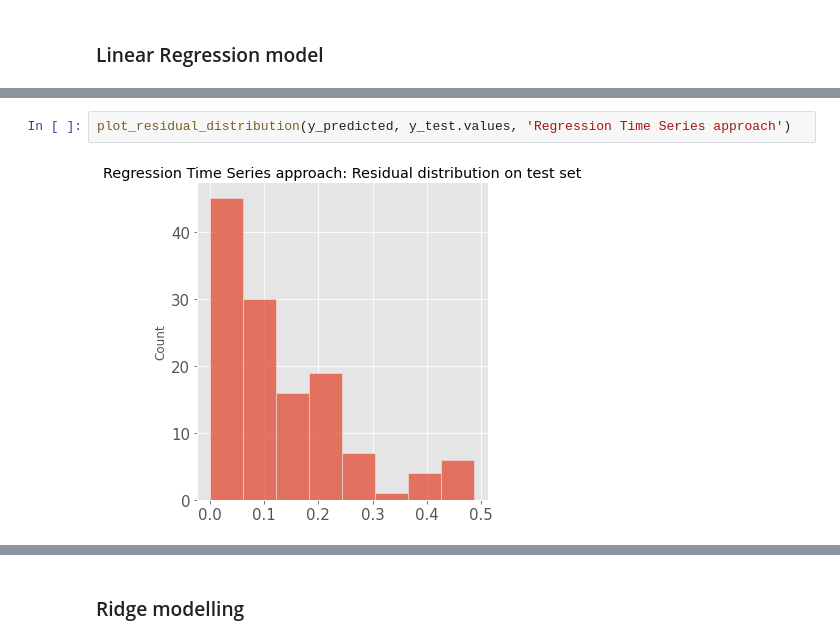
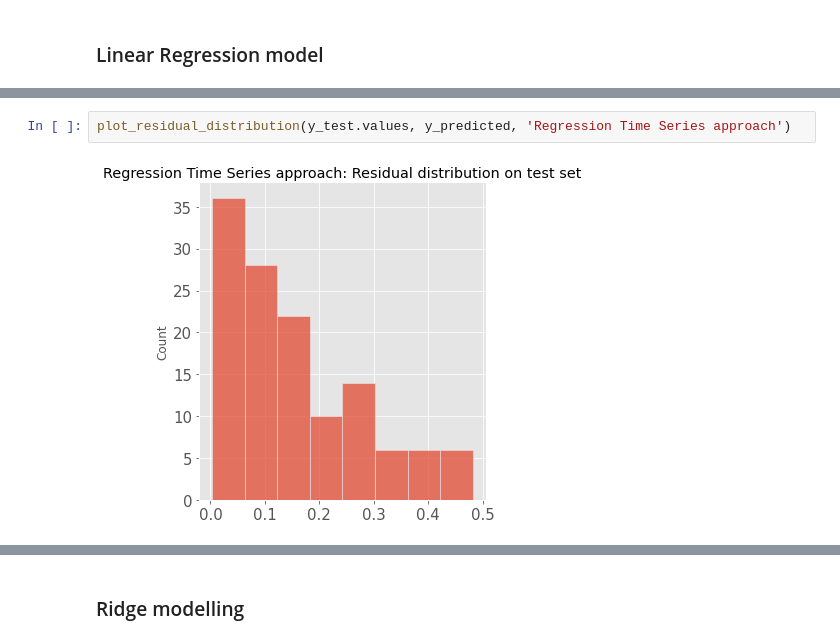
Before and after one commit to potus84/DS-ML-CASE-AVOCADO-KING-, a Jupyter notebook: Preprocessing_Modelling.ipynb, the cells around one changed output, grey strips where cells are left out. Saved outputs shown, nothing was run; the diff lists cells and outputs as text.

Commit message:
Citation and plot results for time series approach

```diff
--- a/Preprocessing_Modelling.ipynb
+++ b/Preprocessing_Modelling.ipynb
@@ -300,4 +302,4 @@ Text(0.5, 1.0, 'Regression: Ground truth and prediction')
 # %%
-plot_residual_distribution(y_predicted, y_test.values, 'Regression Time Series approach')
+plot_residual_distribution(y_test.values, y_predicted, 'Regression Time Series approach')
 # %% [output]
-[figure, old version]
+[figure, new version]
```
Also changed, not shown: parts of 11 cells of this notebook.
